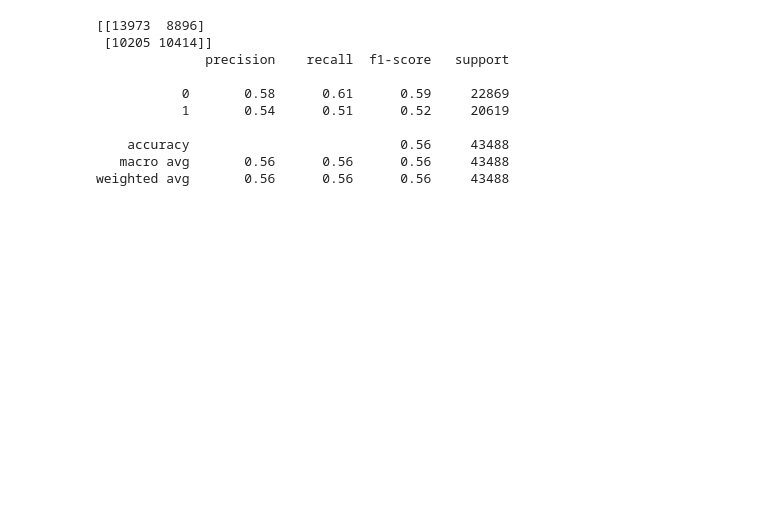
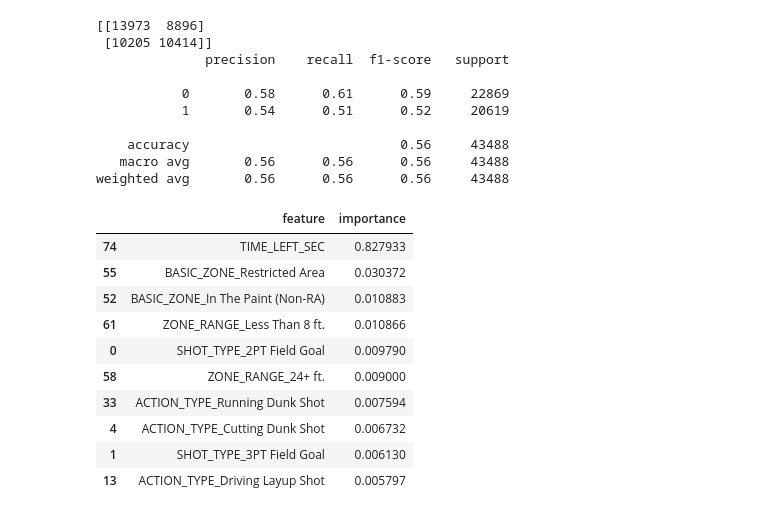
Before and after one commit to TylerKT20/NBA-Shot-Classification, a Jupyter notebook: notebooks/01_eda.ipynb, the cells around one changed output. Cells and saved outputs as stored; diff of their text form; code cells hidden in the pictures; blank space fills up the shorter version.

```diff
--- a/notebooks/01_eda.ipynb
+++ b/notebooks/01_eda.ipynb
@@ -93,3 +111,30 @@ print(classification_report(y_test, y_pred))
     accuracy                           0.56     43488
    macro avg       0.56      0.56      0.56     43488
 weighted avg       0.56      0.56      0.56     43488
+# %%
+# Get feature names from encoder + raw importances
+ohe = pipeline.named_steps['preprocessor'].named_transformers_['cat']
+feature_names = ohe.get_feature_names_out(categorical_cols)
+all_features = list(feature_names) + ['TIME_LEFT_SEC']
+
+importances = pipeline.named_steps['classifier'].feature_importances_
+
+import pandas as pd
+feat_imp = pd.DataFrame({
+    'feature': all_features,
+    'importance': importances
+}).sort_values(by='importance', ascending=False)
+
+feat_imp.head(10)
+# %% [output]
+|  | feature | importance |
+| 74 | TIME_LEFT_SEC | 0.827933 |
+| 55 | BASIC_ZONE_Restricted Area | 0.030372 |
+| 52 | BASIC_ZONE_In The Paint (Non-RA) | 0.010883 |
+| 61 | ZONE_RANGE_Less Than 8 ft. | 0.010866 |
+| 0 | SHOT_TYPE_2PT Field Goal | 0.009790 |
+| 58 | ZONE_RANGE_24+ ft. | 0.009000 |
+| 33 | ACTION_TYPE_Running Dunk Shot | 0.007594 |
+| 4 | ACTION_TYPE_Cutting Dunk Shot | 0.006732 |
+| 1 | SHOT_TYPE_3PT Field Goal | 0.006130 |
+| 13 | ACTION_TYPE_Driving Layup Shot | 0.005797 |
```
Also changed, not shown: parts of 6 cells of this notebook, 2 other files.
